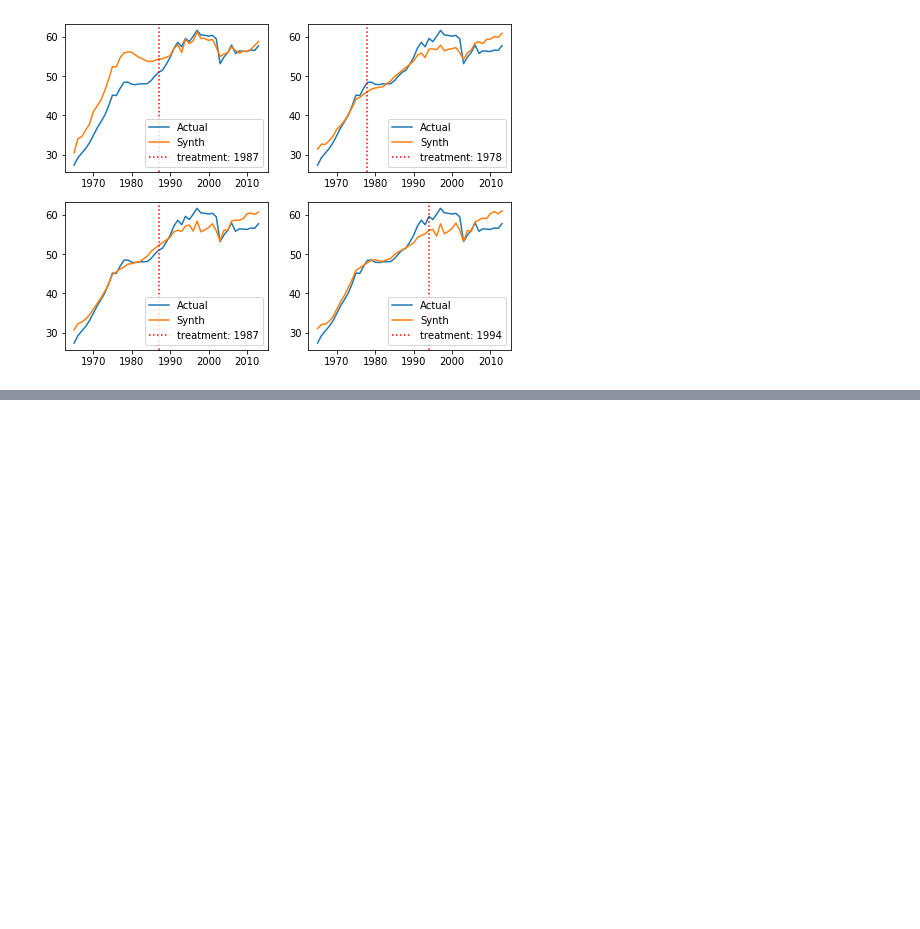
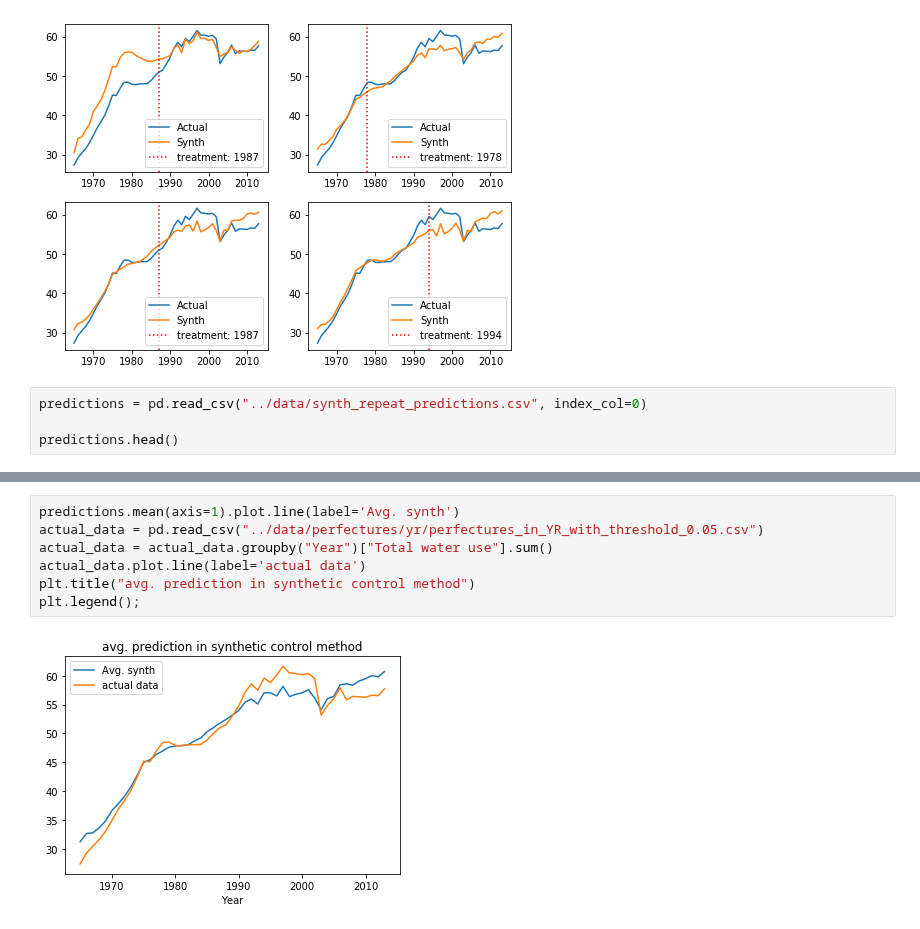
Before and after one commit to SongshGeo/Water-Governance-Regimes, a Jupyter notebook: schemes/合成控制法探索资源利用陷阱.ipynb, the cells around one changed output, grey strips where cells are left out. Drawn from its saved outputs; the diff is of its cells as text; blank space fills up the shorter version.

```diff
--- a/schemes/合成控制法探索资源利用陷阱.ipynb
+++ b/schemes/合成控制法探索资源利用陷阱.ipynb
@@ -202,3 +212,7 @@ result3 = run_synth_and_plot(major_predictors, 'Total water use', ax=ax3, treat_
 result4 = run_synth_and_plot(major_predictors, 'Total water use', ax=ax4, treat_year=1994)
 # %% [output]
 [figure]
+# %%
+predictions = pd.read_csv("../data/synth_repeat_predictions.csv", index_col=0)
+
+predictions.head()
@@ -204,0 +226,9 @@ result4 = run_synth_and_plot(major_predictors, 'Total water use', ax=ax4, treat_
+# %%
+predictions.mean(axis=1).plot.line(label='Avg. synth')
+actual_data = pd.read_csv("../data/perfectures/yr/perfectures_in_YR_with_threshold_0.05.csv")
+actual_data = actual_data.groupby("Year")["Total water use"].sum()
+actual_data.plot.line(label='actual data')
+plt.title("avg. prediction in synthetic control method")
+plt.legend();
+# %% [output]
+[figure, added]
```
Also changed, not shown: parts of 10 cells of this notebook, 3 other files.
